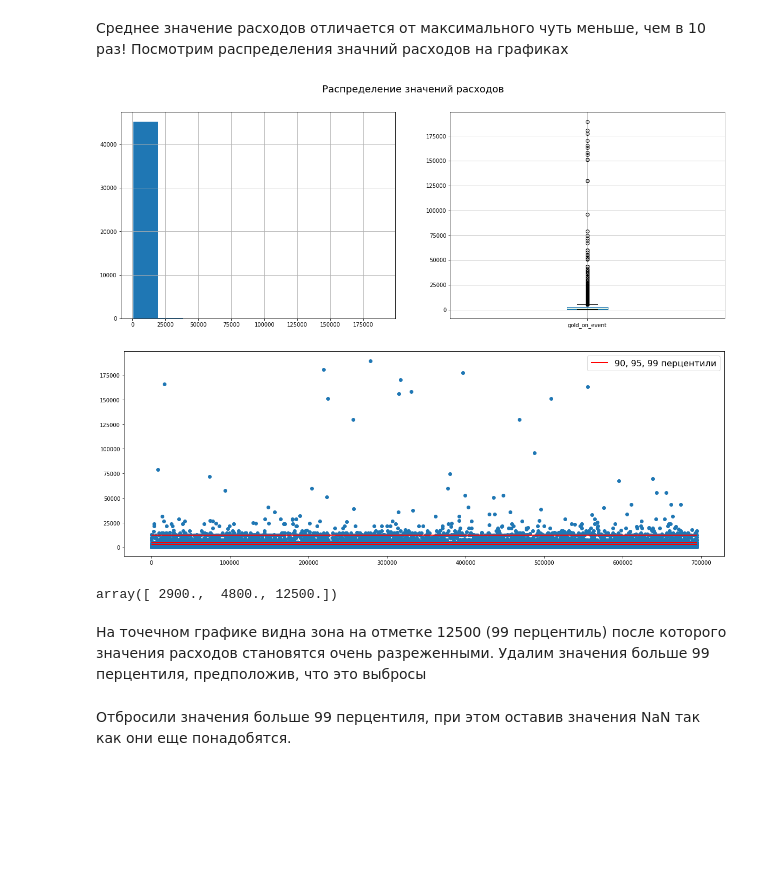
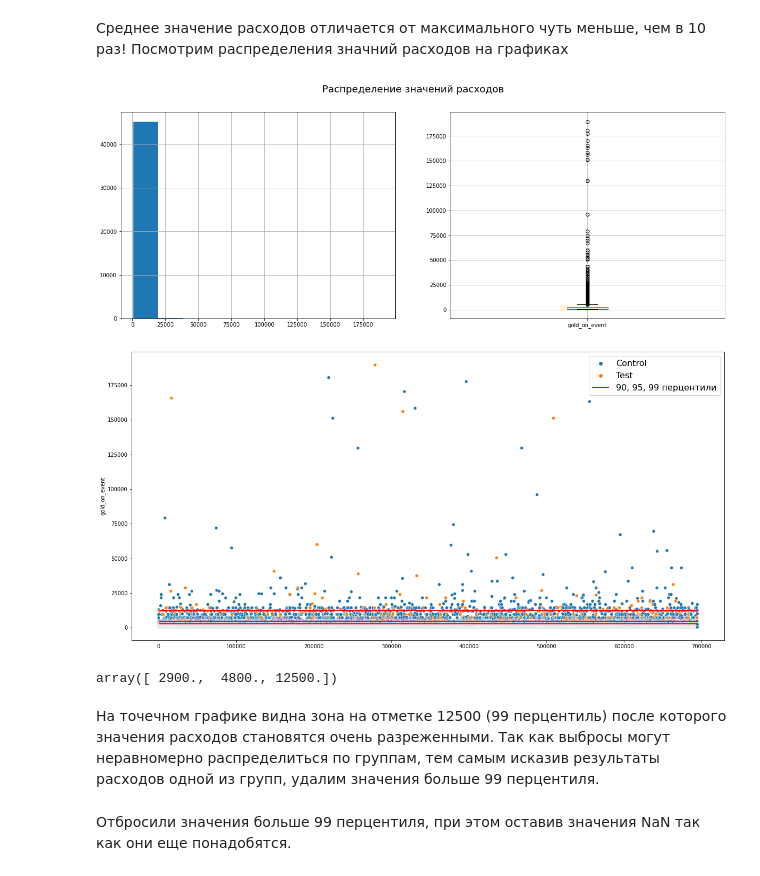
Before and after one commit to MaksimPerepeliuk/data_analysis, a Jupyter notebook: ab_test_analysis_game_currency_spending/ab_test_gamedev.ipynb, the cells around one changed output. Drawn from its saved outputs; the diff is of its cells as text; code cells hidden in the pictures; blank space fills up the shorter version.

```diff
--- a/ab_test_analysis_game_currency_spending/ab_test_gamedev.ipynb
+++ b/ab_test_analysis_game_currency_spending/ab_test_gamedev.ipynb
@@ -327,33 +330,33 @@ Name: gold_on_event, dtype: float64
 # %%
 plt.figure(figsize=(20, 7))
 plt.suptitle('Распределение значений расходов', fontsize=18)
 data['gold_on_event'].hist(ax=plt.subplot(1, 2, 1))
 data.boxplot(column='gold_on_event', ax=plt.subplot(1, 2, 2))
 plt.show()
 
 percentiles = np.percentile(data['gold_on_event'].dropna(), [90, 95, 99])
 x_values = range(0,len(data))
-plt.figure(figsize=(20, 7))
-plt.scatter(x=x_values, y=data['gold_on_event'])
+plt.figure(figsize=(20, 10))
+sns.scatterplot(x=x_values, y=data['gold_on_event'], data=data, hue='AbGroup')
 plt.hlines(
     y=percentiles,
     xmin=0,
     xmax=len(x_values),
     color='r',
     linewidth=2,
     label='90, 95, 99 перцентили'
 )
 plt.legend(fontsize=16)
 plt.show()
 # %% [output]
 [figure]
-[figure, old version]
+[figure, new version]
 # %%
 percentiles
 # %% [output]
 array([ 2900.,  4800., 12500.])
 # %% [markdown]
-На точечном графике видна зона на отметке 12500 (99 перцентиль) после которого значения расходов становятся очень разреженными. Удалим значения больше 99 перцентиля, предположив, что это выбросы
+На точечном графике видна зона на отметке 12500 (99 перцентиль) после которого значения расходов становятся очень разреженными. Так как выбросы могут неравномерно распределиться по группам, тем самым исказив результаты расходов одной из групп, удалим значения больше 99 перцентиля.
 # %%
 data = data[(data['gold_on_event'] <= percentiles[-1]) | (data['gold_on_event'].isna())]
 # %% [markdown]
```
Also changed, not shown: parts of 16 cells of this notebook.
